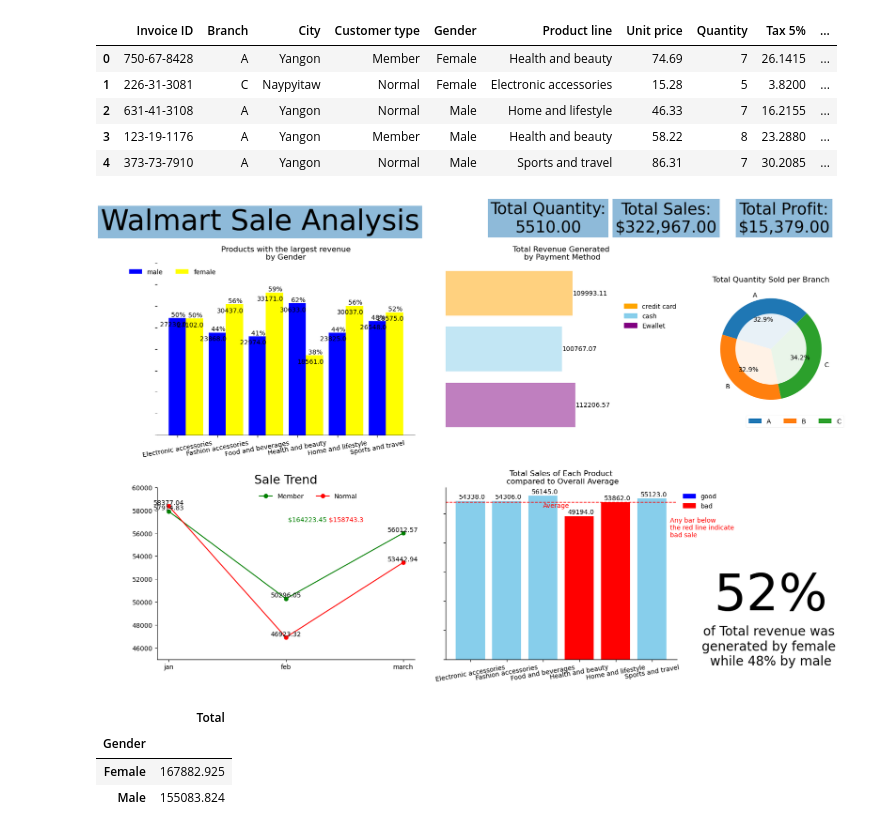
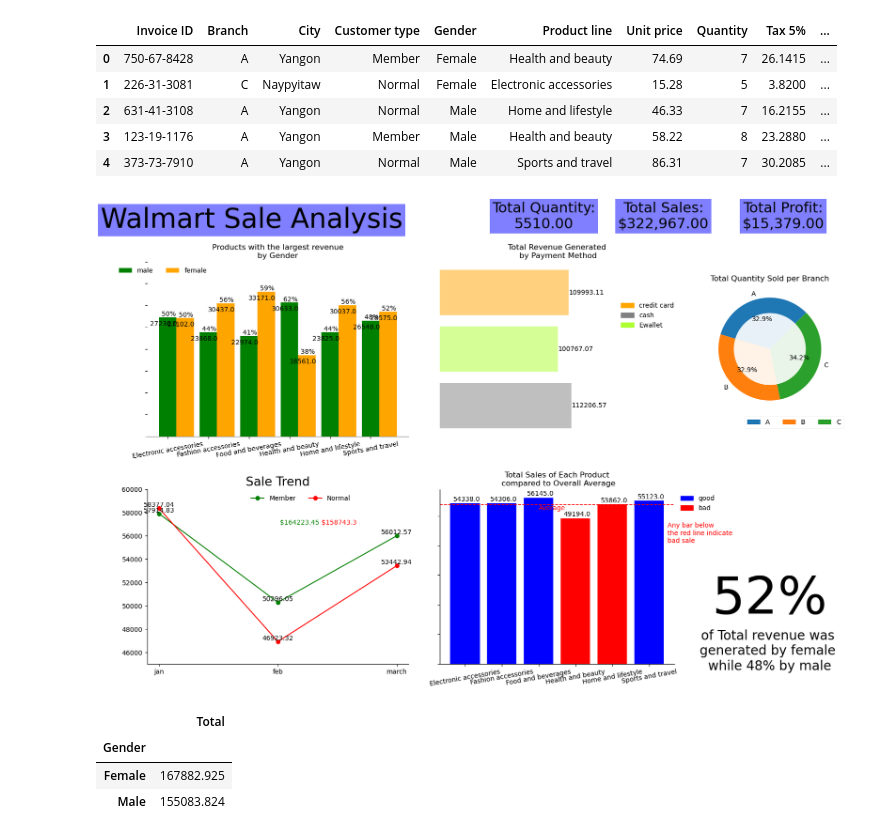
Before and after one commit to Abbeyanalyt/walmatsalesanalysis, a Jupyter notebook: walmartvisual.ipynb, the cells around one changed output. Saved outputs shown, nothing was run; the diff lists cells and outputs as text; code cells hidden in the pictures.

```diff
--- a/walmartvisual.ipynb
+++ b/walmartvisual.ipynb
@@ -40,8 +211,8 @@ ax9 = fig.add_subplot(gs[1:5, 11:20])
 ax10 = fig.add_subplot(gs[7:10, 21:26])
 
 # Title
-ax1.text(0.4, 0.9, 'Walmart Sale Analysis', ha='center', va='center', fontsize=45,
-         bbox=dict(edgecolor='none', alpha=0.5))
+ax1.text(0.4, 0.9, 'Walmart Sale Analysis', ha='center', va='center', fontsize=42,
+         bbox=dict(facecolor = 'blue', edgecolor='none', alpha=0.5))
 for ax in [ax1, ax2, ax3, ax4, ax10, ax9]:
     ax.axis('off')
 
@@ -49,20 +220,20 @@ for ax in [ax1, ax2, ax3, ax4, ax10, ax9]:
 total_quantity = 5510
 total_sales = 322967
 total_profit = 15379
-ax2.text(0.5, 1, f'Total Quantity:\n{total_quantity:.2f}', ha='center', va='center', fontsize=25,
-         bbox=dict(edgecolor='none', alpha=0.5))
-ax3.text(0.5, 1, f'Total Sales:\n${total_sales:,.2f}', ha='center', va='center', fontsize=25,
-         bbox=dict(edgecolor='none', alpha=0.5))
-ax4.text(0.5, 1, f'Total Profit:\n${total_profit:,.2f}', ha='center', va='center', fontsize=25,
-         bbox=dict(edgecolor='none', alpha=0.5))
+ax2.text(0.5, 1, f'Total Quantity:\n{total_quantity:.2f}', ha='center', va='center', fontsize=22,
+         bbox=dict(facecolor = 'blue',edgecolor='none', alpha=0.5))
+ax3.text(0.5, 1, f'Total Sales:\n${total_sales:,.2f}', ha='center', va='center', fontsize=22,
+         bbox=dict(facecolor = 'blue', edgecolor='none', alpha=0.5))
+ax4.text(0.5, 1, f'Total Profit:\n${total_profit:,.2f}', ha='center', va='center', fontsize=22,
+         bbox=dict(facecolor = 'blue', edgecolor='none', alpha=0.5))
 
 # Gender-wise Sales
 width = 0.43
 x1 = np.arange(len(wa))
 x2 = [x + width for x in x1]
 
-bars1 = ax6.bar(x1, wa['Male'], width=width, label='male', color='blue')
-bars2 = ax6.bar(x2, wa['Female'], width=width, label='female', color='yellow')
+bars1 = ax6.bar(x1, wa['Male'], width=width, label='male', color='green')
+bars2 = ax6.bar(x2, wa['Female'], width=width, label='female', color='orange')
 ax6.set_ylim(0, 40000)
 
 def my_bar(bars):
@@ -130,16 +301,16 @@ ax7.spines['bottom'].set_linewidth(0.9)
 ax7.spines['bottom'].set_color('black')
 
 # Total Revenue by Payment Method
-colors = ['purple', 'skyblue', 'orange']
+colors = ['grey', 'greenyellow', 'orange']
 bars1 = ax9.barh(payment_method.index, payment_method['Total'], color=colors, alpha=0.5)
 for bar in bars1:
     width = bar.get_width()
     ax9.text(width, bar.get_y() + bar.get_height() / 2, f'{width:.2f}', ha='left', va='center')
 ax9.set_xlim(0, 200000)
 ax9.xaxis.set_tick_params(rotation=45)
-purple = mpatches.Patch(label='Ewallet', color='purple')
+purple = mpatches.Patch(label='Ewallet', color='greenyellow')
 orange = mpatches.Patch(label='credit card', color='orange')
-skyblue = mpatches.Patch(label='cash', color='skyblue')
+skyblue = mpatches.Patch(label='cash', color='grey')
 ax9.legend(handles=[orange, skyblue, purple], bbox_to_anchor=(1.023, 0.8), ncol=1, frameon=False)
 ax9.set_yticklabels('')
 ax9.spines['top'].set_visible(False)
@@ -150,7 +321,7 @@ ax9.spines['bottom'].set_color('black')
 ax9.set_title('Total Revenue Generated\n by Payment Method')
 
 # Total Sales of Each Product Compared to Overall Average
-colors = ['skyblue', 'skyblue', 'skyblue', 'red', 'red', 'skyblue']
+colors = ['blue', 'blue', 'blue', 'red', 'red', 'blue']
 bars1 = ax5.bar(product.index, product['Total'], color=colors)
 ax5.axhline(53828, color='red', linestyle='--', linewidth=1.2)
 blue = mpatches.Patch(label='good', color='blue')
@@ -160,7 +331,7 @@ ax5.spines['top'].set_visible(False)
 ax5.spines['bottom'].set_color('black')
 ax5.spines['bottom'].set_linewidth(0.9)
 ax5.spines['right'].set_visible(False)
-ax5.text(5.5, 42000, 'Any bar below \nthe red line indicate\nbad sale', color='red')
+ax5.text(5.5, 41000, 'Any bar below \nthe red line indicate\nbad sale', color='red')
 ax5.text(2, 52000, 'Average', color='red')
 
 
@@ -175,35 +346,36 @@ def my_bar(bars):
 
 
 ax5.set_yticklabels('')
 my_bar(bars1)
 ax5.xaxis.set_tick_params(rotation=10)
 ax5.set_title('Total Sales of Each Product\n compared to Overall Average')
 
 # Total Quantity Sold per Branch
 ax8.pie(branch_quantity_sales['Total'],
         startangle=45,
         labels=branch_quantity_sales.index,
         autopct='%1.1f%%'
         )
 donut = plt.Circle((0, 0), 0.70, fc='white', linewidth=0.5, alpha=0.9)
 ax8.add_artist(donut)
 
 legend = ax8.legend(bbox_to_anchor=(1.1, 0), ncol=3)
 legend.get_frame().set_alpha(0.2)
 ax8.set_title('Total Quantity Sold per Branch')
 
 # Percentage of Total Revenue Generated by Gender
 percentage = 52
 
 ax10.text(0.5, 0.5, f'{percentage:.0f}%', ha='center', va='center', fontsize=80,
           bbox=dict(facecolor = 'white',edgecolor='none', alpha=0.5))
 ax10.text(0.5, 0.1, 'of Total revenue was \ngenerated by female \nwhile 48% by male', ha='center', va='center',
           fontsize=20,
           bbox=dict(facecolor = 'white',edgecolor='none', alpha=0.5))
+plt.style.use('fivethirtyeight')
 
-plt.savefig('walmart.png',dpi = 500)
+#plt.savefig('pic.png', dpi = 500)
 # %% [output]
-[figure, old version]
+[figure, new version]
 # %%
 revenue_gender = walmart.groupby(['Gender'])[['Total']].sum()
 revenue_gender
```
Also changed, not shown: parts of 3 cells of this notebook, 1 other file.
